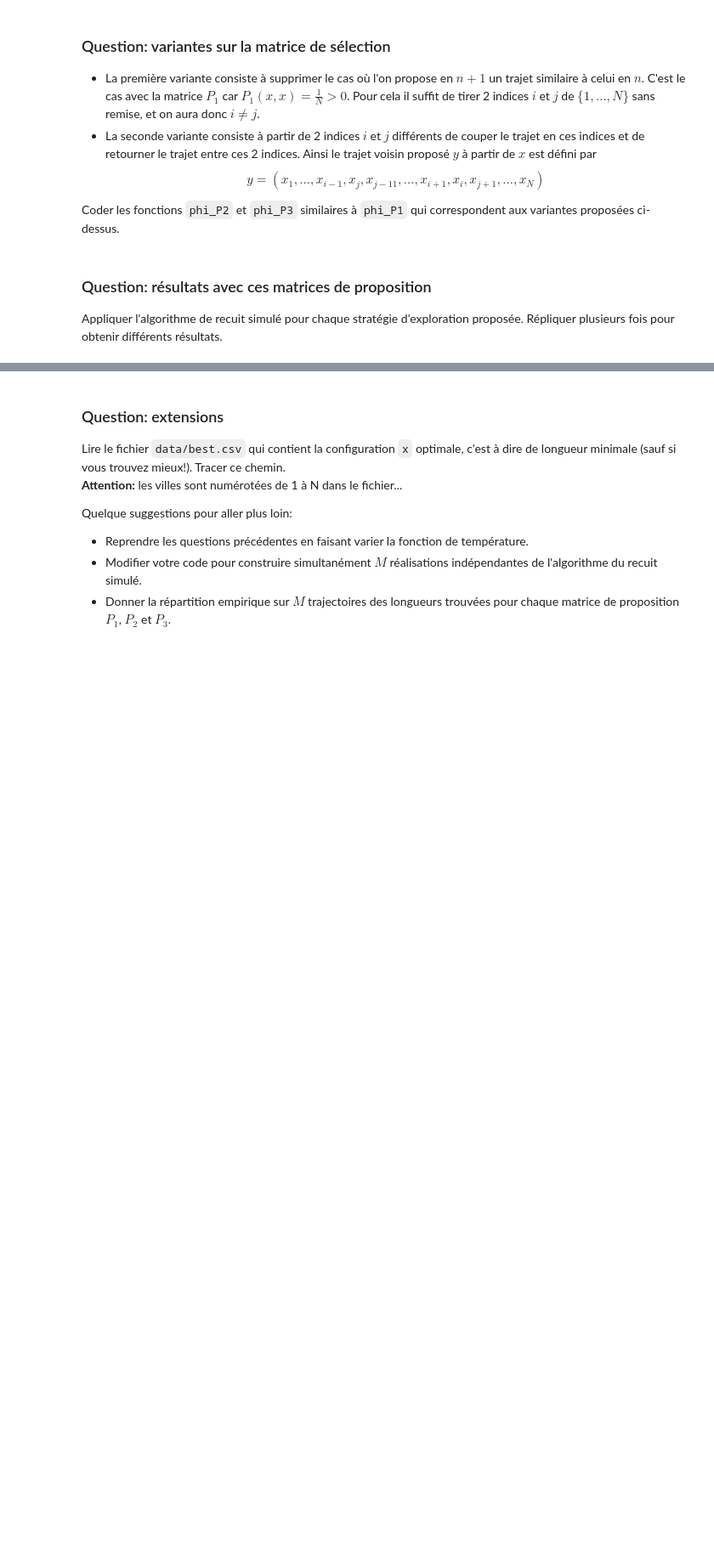
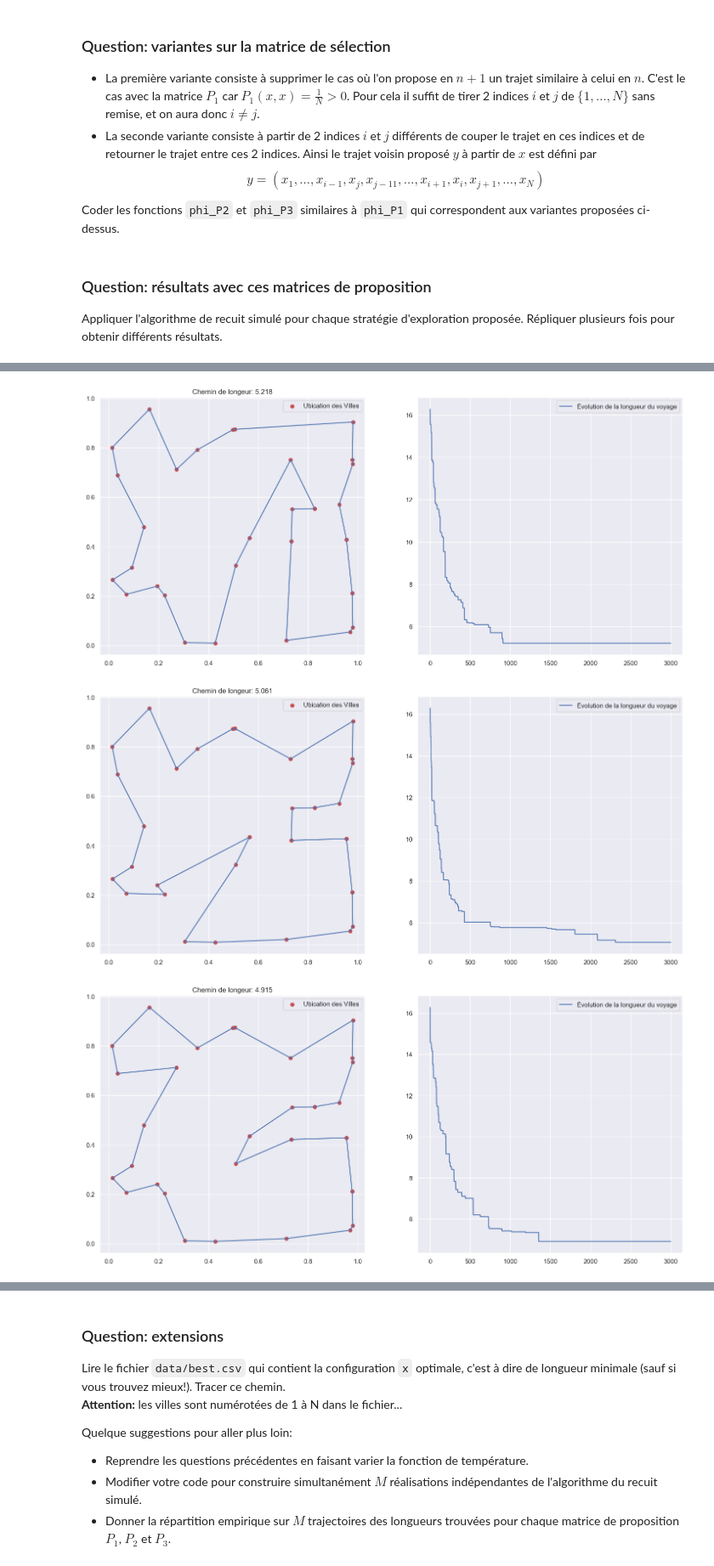
Before and after one commit to PolTibau/Probabilit-s-num-riques, a Jupyter notebook: TP/TP5 Sujet.ipynb, the cells around one changed output, grey strips where cells are left out. Shown at 85% size. Cells and saved outputs as stored; diff of their text form; code cells hidden in the pictures; blank space fills up the shorter version.

```diff
--- a/TP/TP5 Sujet.ipynb
+++ b/TP/TP5 Sujet.ipynb
@@ -296,6 +294,13 @@ def phi_P2(x):
     return y
 # %%
 def phi_P3(x):
+    y = x.copy()
+    i = np.random.choice(np.arange(len(x)),size=2, replace=False)
+    ini = min(i[0], i[1])
+    fin = max(i[0], i[1])
+    for k in range(0, fin-ini+1):
+        y[ini+k] = x[fin-k]
+    return y
 # %% [markdown]
 ### Question: résultats avec ces matrices de proposition
 
@@ -302,0 +316,7 @@ Appliquer l'algorithme de recuit simulé pour chaque stratégie d'exploration pr
+# %%
+for _ in range(4):
+    y3 = recuit_simule(phi_P3)
+# %% [output]
+[figure, added]
+[figure, added]
+[figure, added]
```
Also changed, not shown: parts of 9 cells of this notebook.
